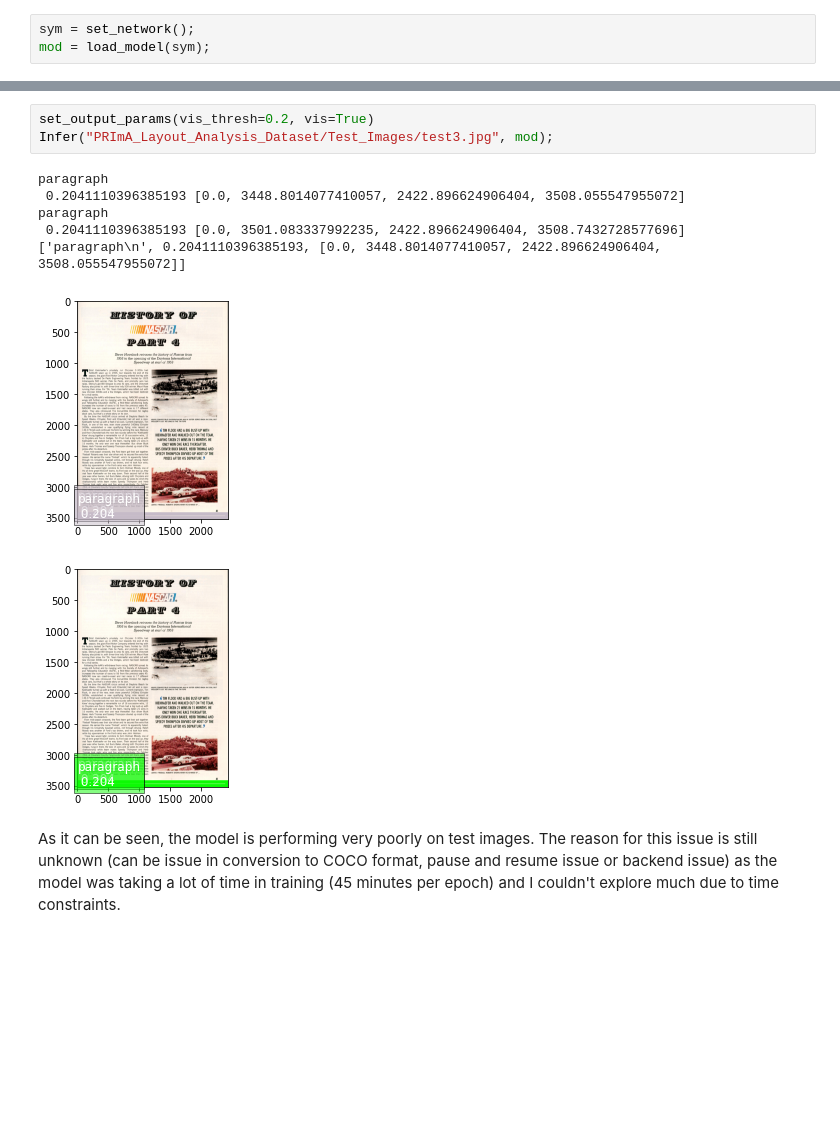
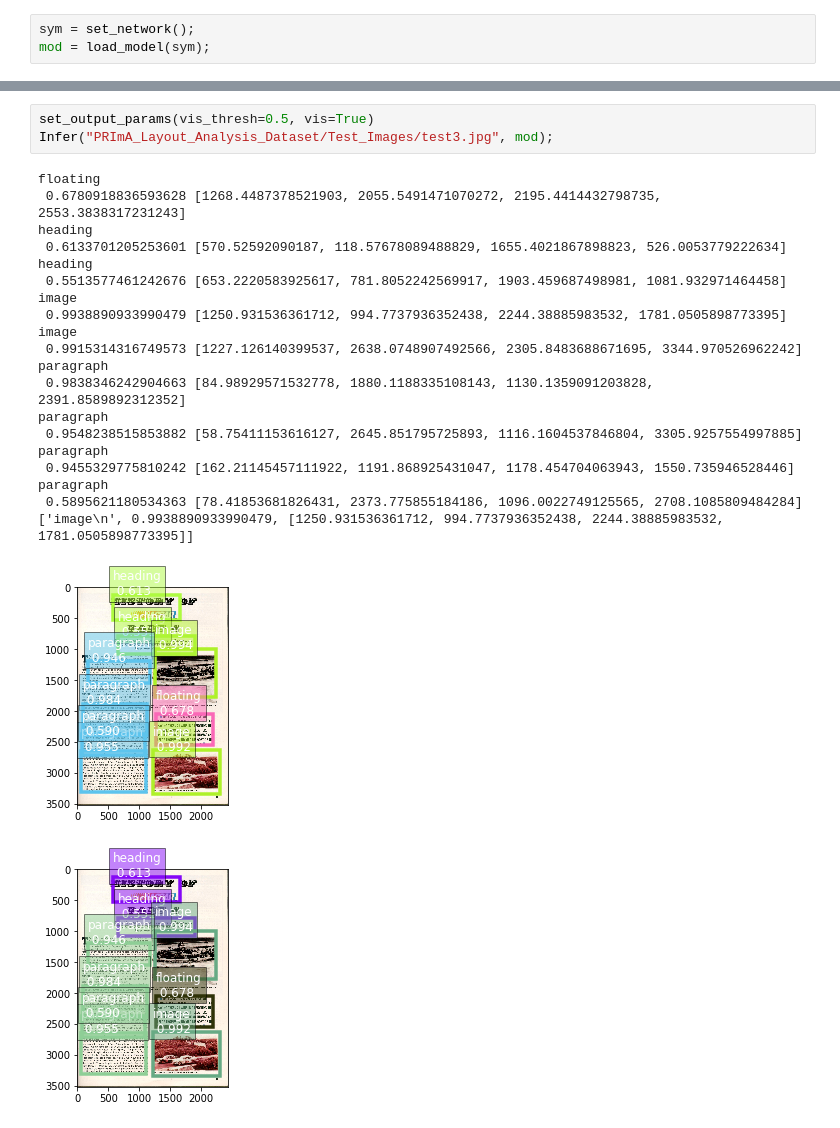
Before and after one commit to swapnil-ahlawat/Document_Layout_Analysis-MonkAI, a Jupyter notebook: FasterRCNN-VGG16_Backend-Document_Analysis.ipynb, the cells around one changed output, grey strips where cells are left out. Cells and saved outputs as stored; diff of their text form; blank space fills up the shorter version.

Commit message:
train notebooks for more epochs

```diff
--- a/FasterRCNN-VGG16_Backend-Document_Analysis.ipynb
+++ b/FasterRCNN-VGG16_Backend-Document_Analysis.ipynb
@@ -299,13 +732,25 @@ paragraph
 # %%
-set_output_params(vis_thresh=0.2, vis=True)
+set_output_params(vis_thresh=0.5, vis=True)
 Infer("PRImA_Layout_Analysis_Dataset/Test_Images/test3.jpg", mod);
 # %% [output]
+floating
+ 0.6780918836593628 [1268.4487378521903, 2055.5491471070272, 2195.4414432798735, 2553.3838317231243]
+heading
+ 0.6133701205253601 [570.52592090187, 118.57678089488829, 1655.4021867898823, 526.0053779222634]
+heading
+ 0.5513577461242676 [653.2220583925617, 781.8052242569917, 1903.459687498981, 1081.932971464458]
+image
+ 0.9938890933990479 [1250.931536361712, 994.7737936352438, 2244.38885983532, 1781.0505898773395]
+image
+ 0.9915314316749573 [1227.126140399537, 2638.0748907492566, 2305.8483688671695, 3344.970526962242]
 paragraph
- 0.2041110396385193 [0.0, 3448.8014077410057, 2422.896624906404, 3508.055547955072]
+ 0.9838346242904663 [84.98929571532778, 1880.1188335108143, 1130.1359091203828, 2391.8589892312352]
 paragraph
- 0.2041110396385193 [0.0, 3501.083337992235, 2422.896624906404, 3508.7432728577696]
-['paragraph\n', 0.2041110396385193, [0.0, 3448.8014077410057, 2422.896624906404, 3508.055547955072]]
+ 0.9548238515853882 [58.75411153616127, 2645.851795725893, 1116.1604537846804, 3305.9257554997885]
+paragraph
+ 0.9455329775810242 [162.21145457111922, 1191.868925431047, 1178.454704063943, 1550.735946528446]
+paragraph
+ 0.5895621180534363 [78.41853681826431, 2373.775855184186, 1096.0022749125565, 2708.1085809484284]
+['image\n', 0.9938890933990479, [1250.931536361712, 994.7737936352438, 2244.38885983532, 1781.0505898773395]]
-[figure, old version]
+[figure, new version]
-[figure, old version]
+[figure, new version]
-# %% [markdown]
-As it can be seen, the model is performing very poorly on test images. The reason for this issue is still unknown (can be issue in conversion to COCO format, pause and resume issue or backend issue) as the model was taking a lot of time in training (45 minutes per epoch) and I couldn't explore much due to time constraints.
```
Also changed, not shown: parts of 57 cells of this notebook, 22 other files.
